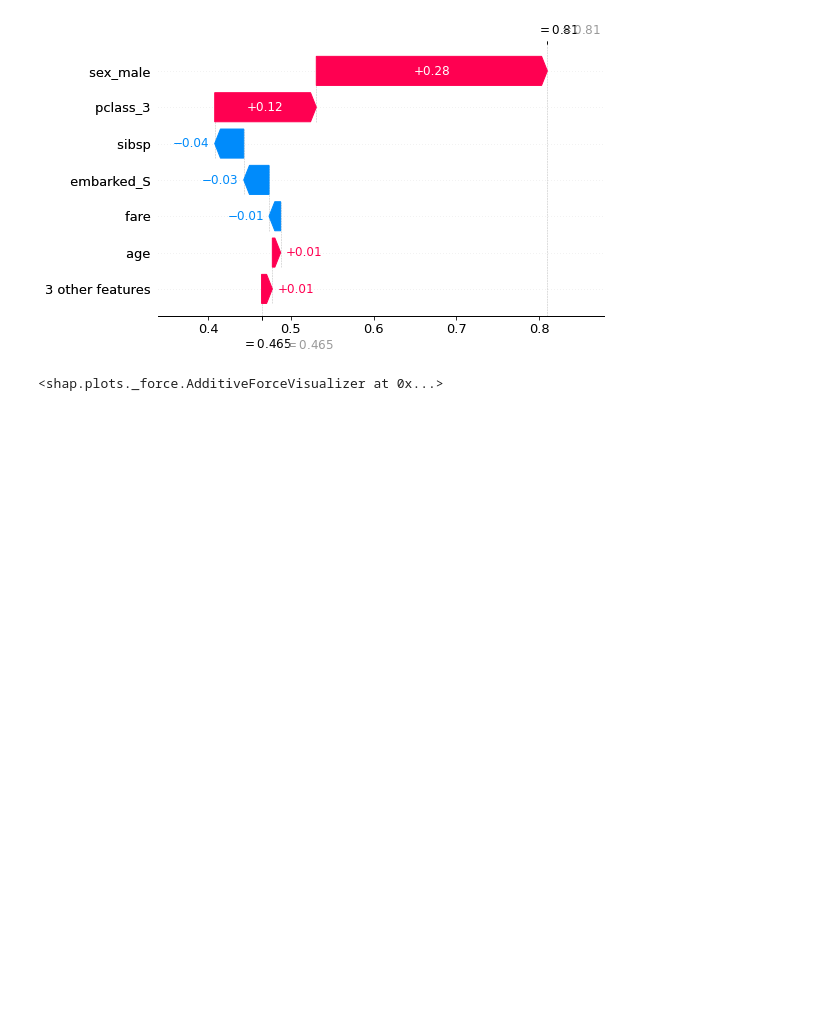
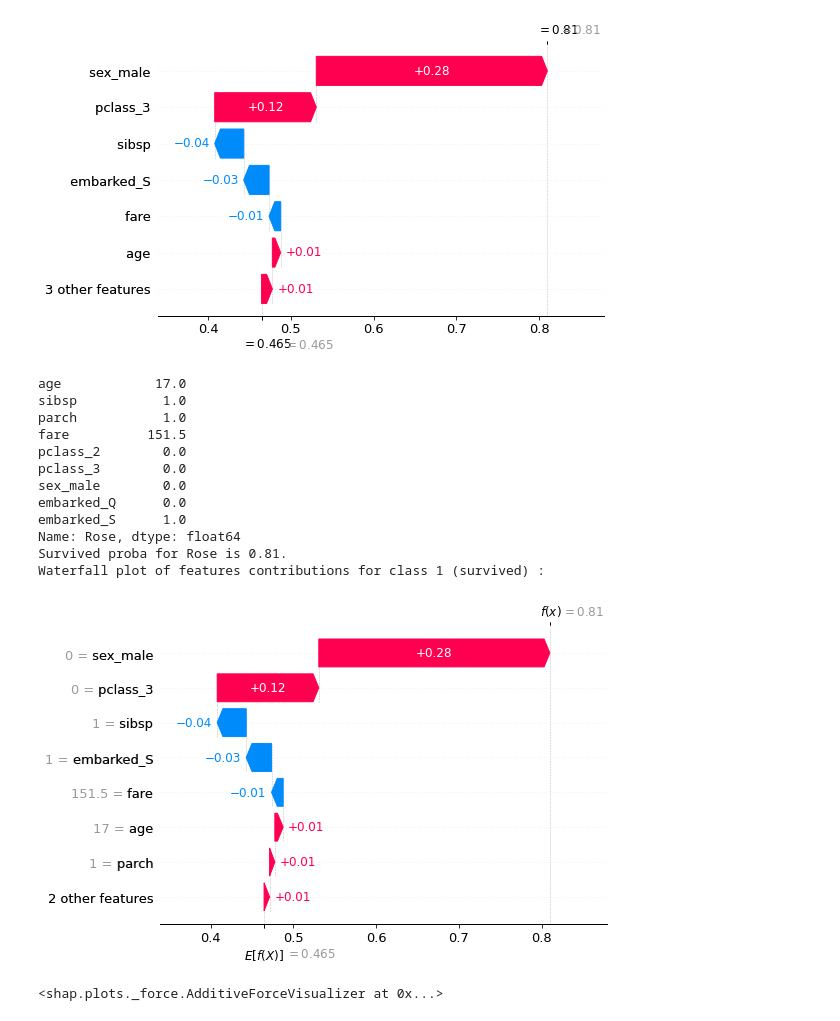
Before and after one commit to thlevy/explainability, a Jupyter notebook: Classification_Categorical_Titanic-v2.ipynb, the cells around one changed output. Drawn from its saved outputs; the diff is of its cells as text; code cells hidden in the pictures; blank space fills up the shorter version.

Commit message:
Slightly better display with waterfall_plot

```diff
--- a/Classification_Categorical_Titanic-v2.ipynb
+++ b/Classification_Categorical_Titanic-v2.ipynb
@@ -207,6 +207,43 @@ Name: Rose, dtype: float64
 Survived proba for Rose is 0.81.
 Waterfall plot of features contributions for class 1 (survived) :
 [figure]
+# %%
+#Slightly better display with waterfall_plot
+class ShapObject:
+
+    def __init__(self, base_values, data, values, feature_names):
+        self.base_values = base_values # Single value
+        self.data = data # Raw feature values for 1 row of data
+        self.values = values # SHAP values for the same row of data
+        self.feature_names = feature_names # Column names
+# %%
+#Waterfall_plot for Rose
+idx = 'Rose'
+X_i = X_test.loc[idx]
+print(X_i)
+shap_values = explainer.shap_values(X_i)
+max_display = 8
+proba = rf.predict_proba(X_i.to_numpy().reshape(1,-1))
+print(f"Survived proba for {idx} is {proba[0][1]}.\nWaterfall plot of features contributions for class 1 (survived) :")
+shap_object = ShapObject(base_values = explainer.expected_value[1],
+                         values = shap_values[1].reshape(-1),
+                         feature_names = features,
+                         data = X_i)
+shap.waterfall_plot(shap_object, max_display=max_display)
+# %% [output]
+age            17.0
+sibsp           1.0
+parch           1.0
+fare          151.5
+pclass_2        0.0
+pclass_3        0.0
+sex_male        0.0
+embarked_Q      0.0
+embarked_S      1.0
+Name: Rose, dtype: float64
+Survived proba for Rose is 0.81.
+Waterfall plot of features contributions for class 1 (survived) :
+[figure, added]
 # %%
 #Force plot version (using Javascript)
 shap.plots.force(explainer.expected_value[1], shap_values[1], X_test.loc[idx])
```
Also changed, not shown: parts of 1 cell of this notebook.
